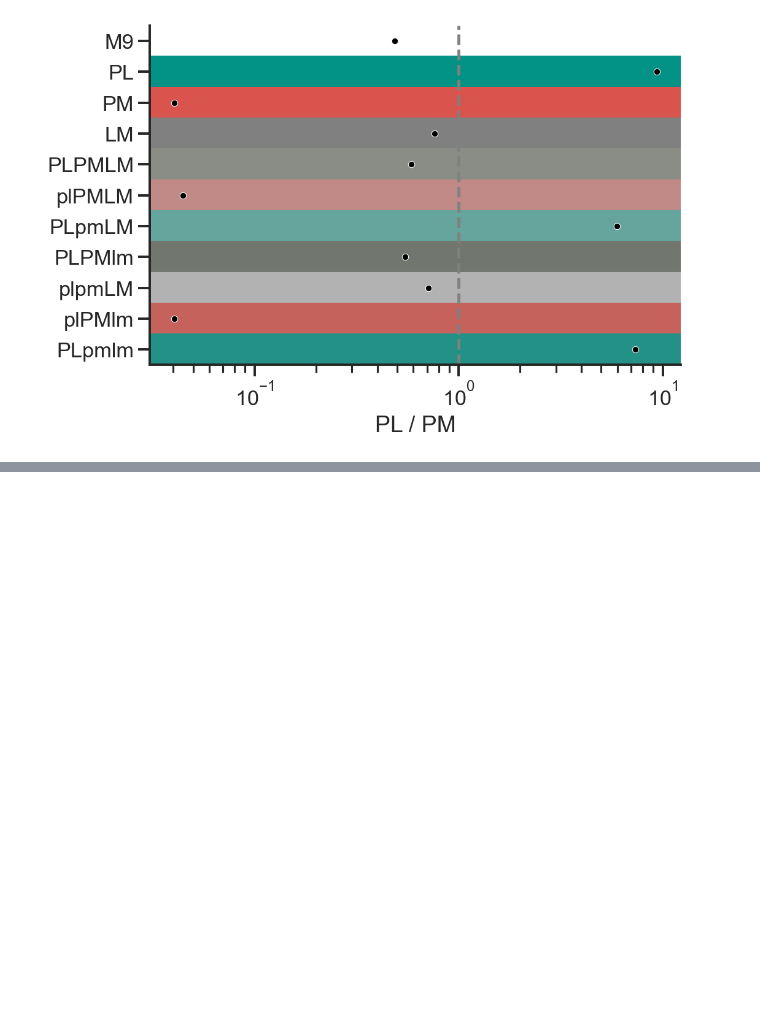
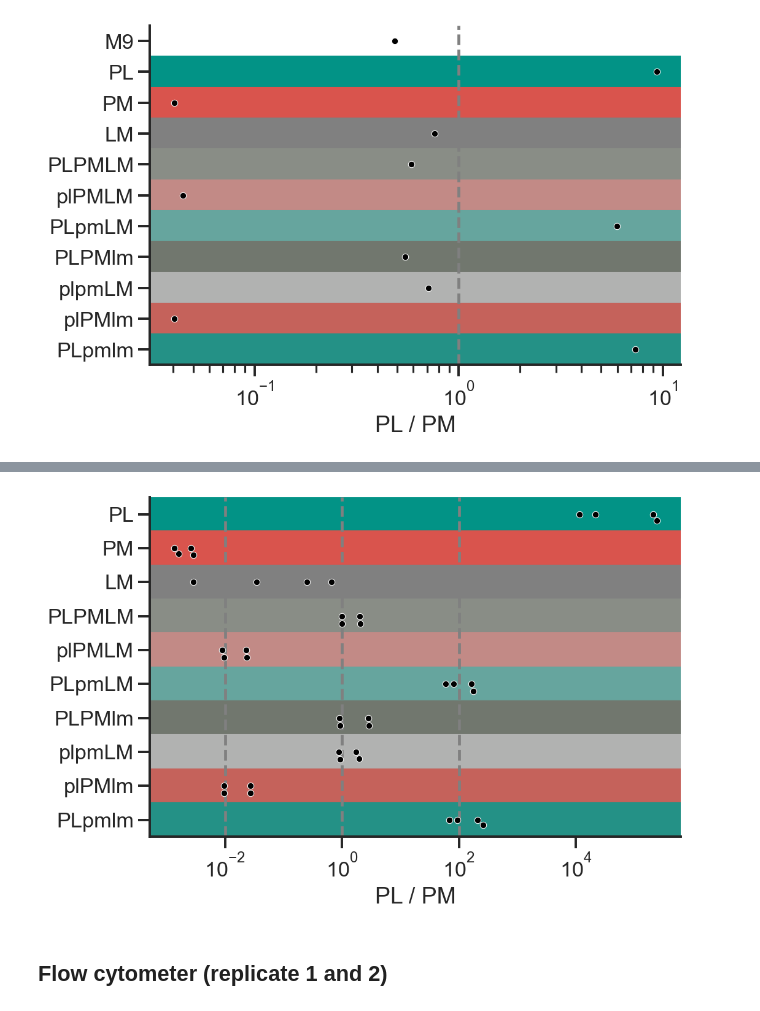
Before and after one commit to microbial-pangenomes-lab/2026_tricomm, a Jupyter notebook: data/calibration/calibration.ipynb, the cells around one changed output, grey strips where cells are left out. Saved outputs shown, nothing was run; the diff lists cells and outputs as text; code cells hidden in the pictures; blank space fills up the shorter version.

```diff
--- a/data/calibration/calibration.ipynb
+++ b/data/calibration/calibration.ipynb
@@ -383,0 +398,4 @@ cp.map(plt.axvline, x=1, color='grey', linestyle='--');
+# %%
+p = m.groupby(['label', 'rep']).apply(lambda x: x[x['strain'] == 'PL']['strain_events'].mean() /
+                                                x[x['strain'] == 'PM']['strain_events'].mean(),
+                                      include_groups=False).reset_index().rename(columns={0: 'PL / PM'})
@@ -383,0 +468,36 @@ cp.map(plt.axvline, x=1, color='grey', linestyle='--');
+# %%
+cp = sns.catplot(data=p,
+                 x='PL / PM',
+                 y='label',
+                 # hue='wavelength',
+                 # palette=['xkcd:pale red',
+                 #          'xkcd:teal'],
+                 height=5, aspect=1.5,
+                 color='k',
+                 linewidth=0.5,
+                 edgecolor='w',
+                 kind='swarm',
+                 order=['PL', 'PM', 'LM',
+                        'PLPMLM', 'plPMLM', 'PLpmLM',
+                        'PLPMlm', 'plpmLM', 'plPMlm',
+                        'PLpmlm'])
+
+cp.set(xscale='log', ylabel='')
+
+i = 0
+for label, color in colors.items():
+    if label == 'M9':
+        continue
+    plt.axhspan(ymin=i - 0.5, ymax=i + 0.5,
+                 color=color,
+                 zorder=-1)
+    i += 1
+
+cp.map(plt.axvline, x=1, color='grey', linestyle='--')
+cp.map(plt.axvline, x=0.01, color='grey', linestyle='--')
+cp.map(plt.axvline, x=100, color='grey', linestyle='--')
+cp.set(ylim=(i-0.5, -.5));
+# %% [output]
+[figure, added]
+# %% [markdown]
+## Flow cytometer (replicate 1 and 2)
```
Also changed, not shown: parts of 12 cells of this notebook, 1 other file.
